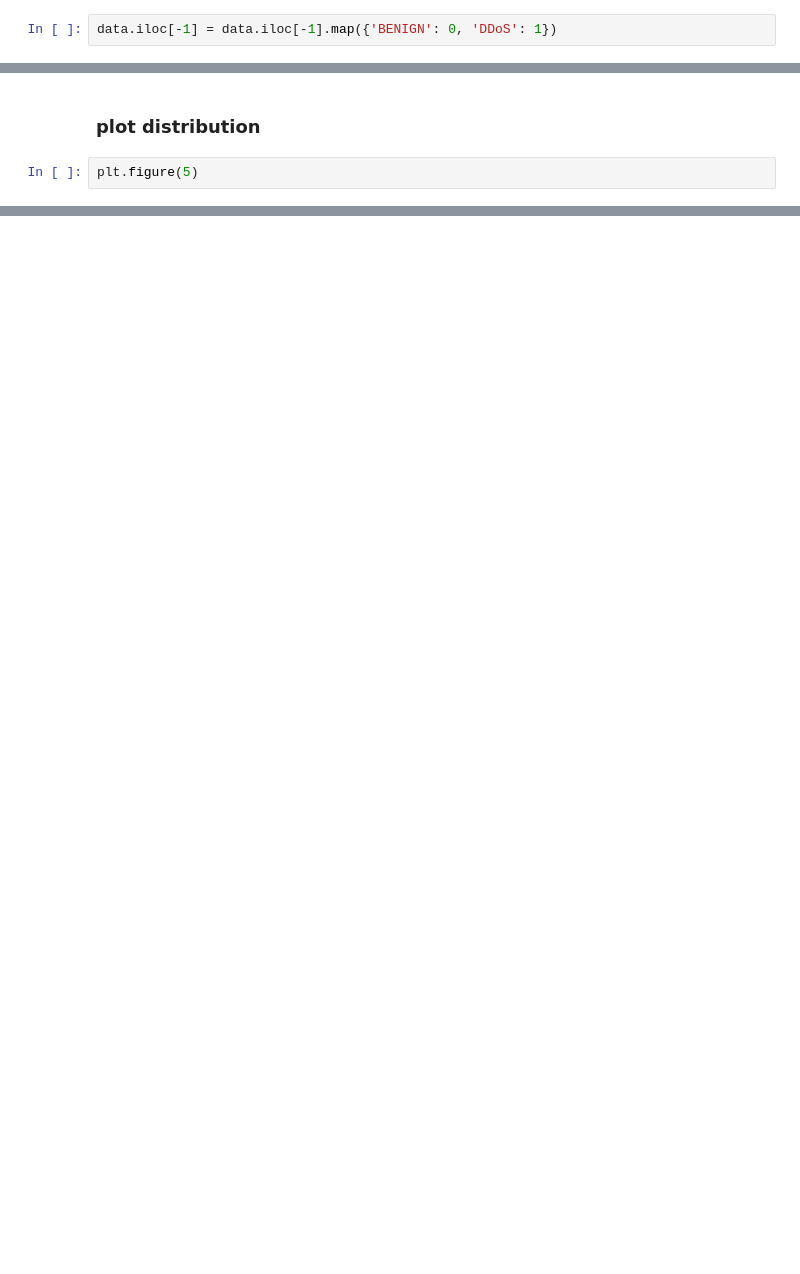
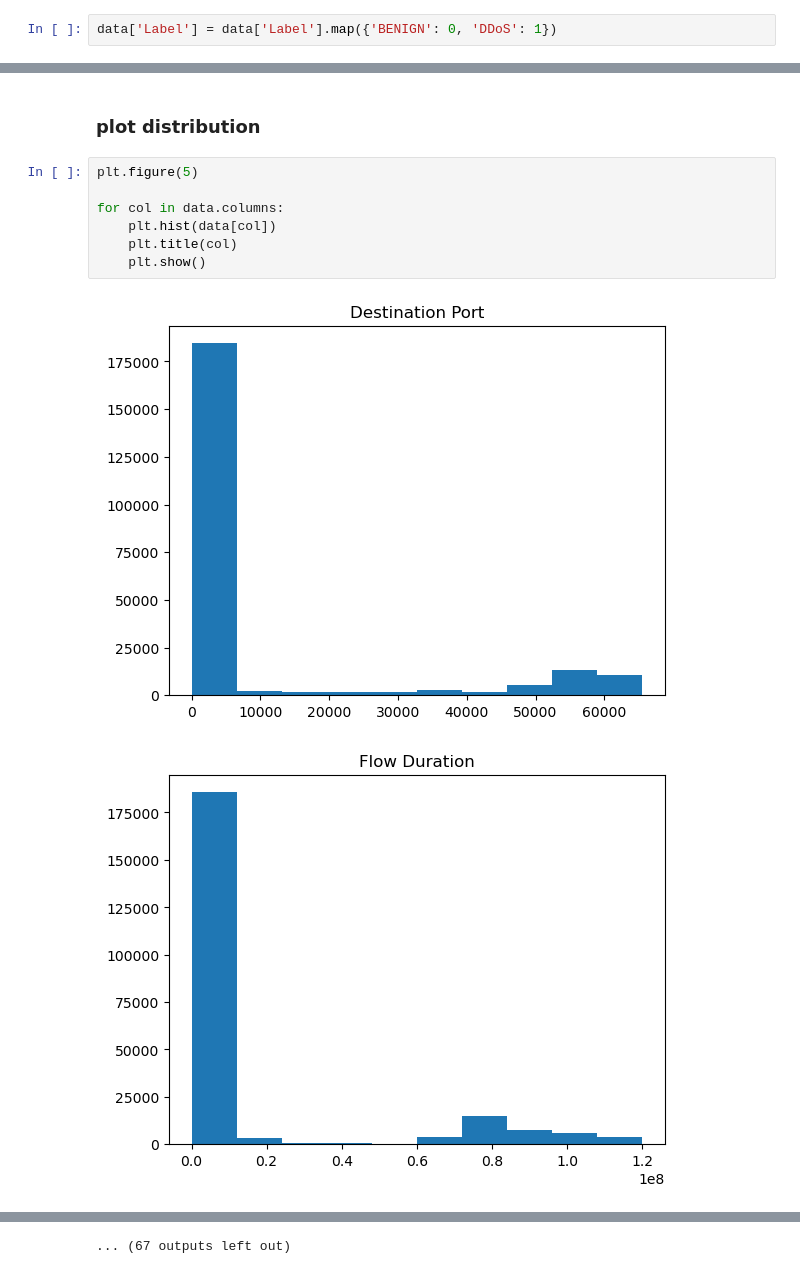
Before and after one commit to ahmed-arifgala/DDoS_Mitigation, a Jupyter notebook: DDoS_Mitigation.ipynb, the cells around one changed output, grey strips where cells are left out. Cells and saved outputs as stored; diff of their text form; blank space fills up the shorter version.

```diff
--- a/DDoS_Mitigation.ipynb
+++ b/DDoS_Mitigation.ipynb
@@ -147,3 +153,3 @@ int64
 object
 # %%
-data.iloc[-1] = data.iloc[-1].map({'BENIGN': 0, 'DDoS': 1})
+data['Label'] = data['Label'].map({'BENIGN': 0, 'DDoS': 1})
@@ -174,4 +211,12 @@ data.describe()
 # %% [markdown]
 ### plot distribution
-# %%
-plt.figure(5)
+# %%
+plt.figure(5)
+
+for col in data.columns:
+    plt.hist(data[col])
+    plt.title(col)
+    plt.show()
+# %% [output]
+[figure, added]
+[figure, added]
@@ -177,0 +233 @@ plt.figure(5)
+... (67 outputs left out)
```
Also changed, not shown: parts of 10 cells of this notebook.
